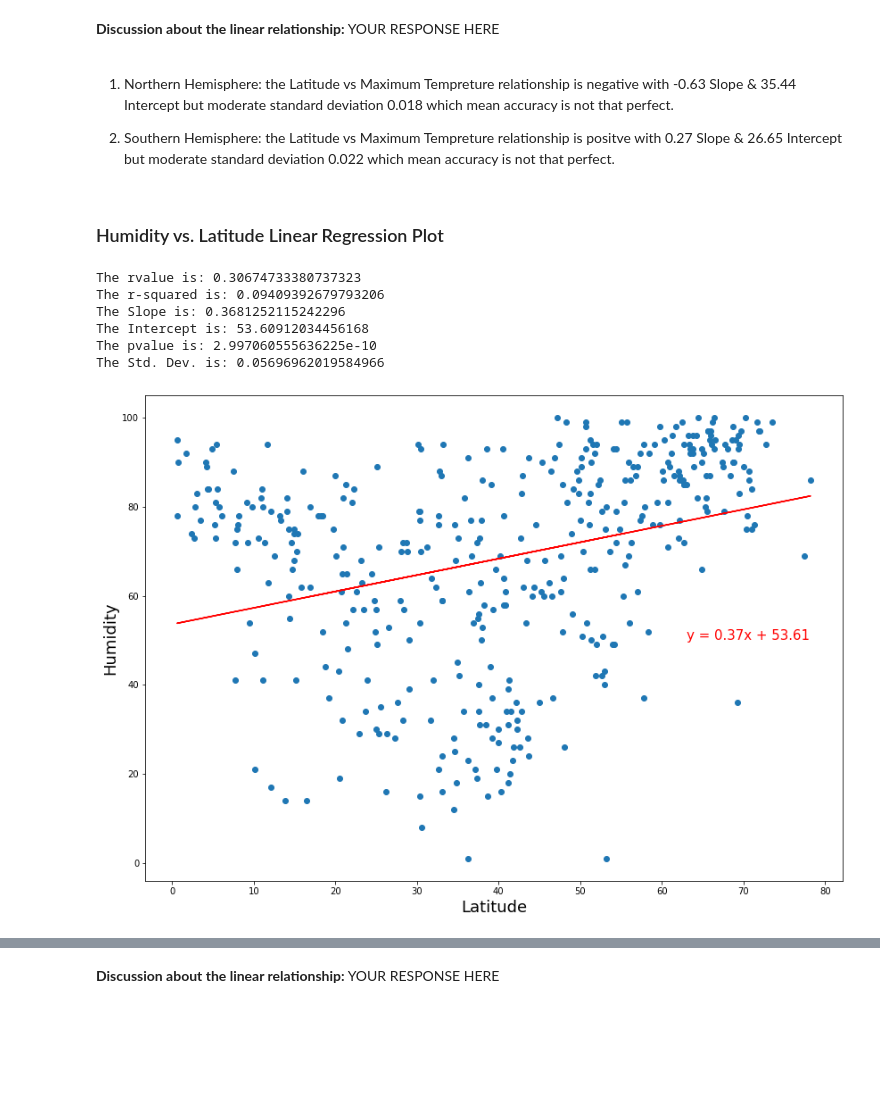
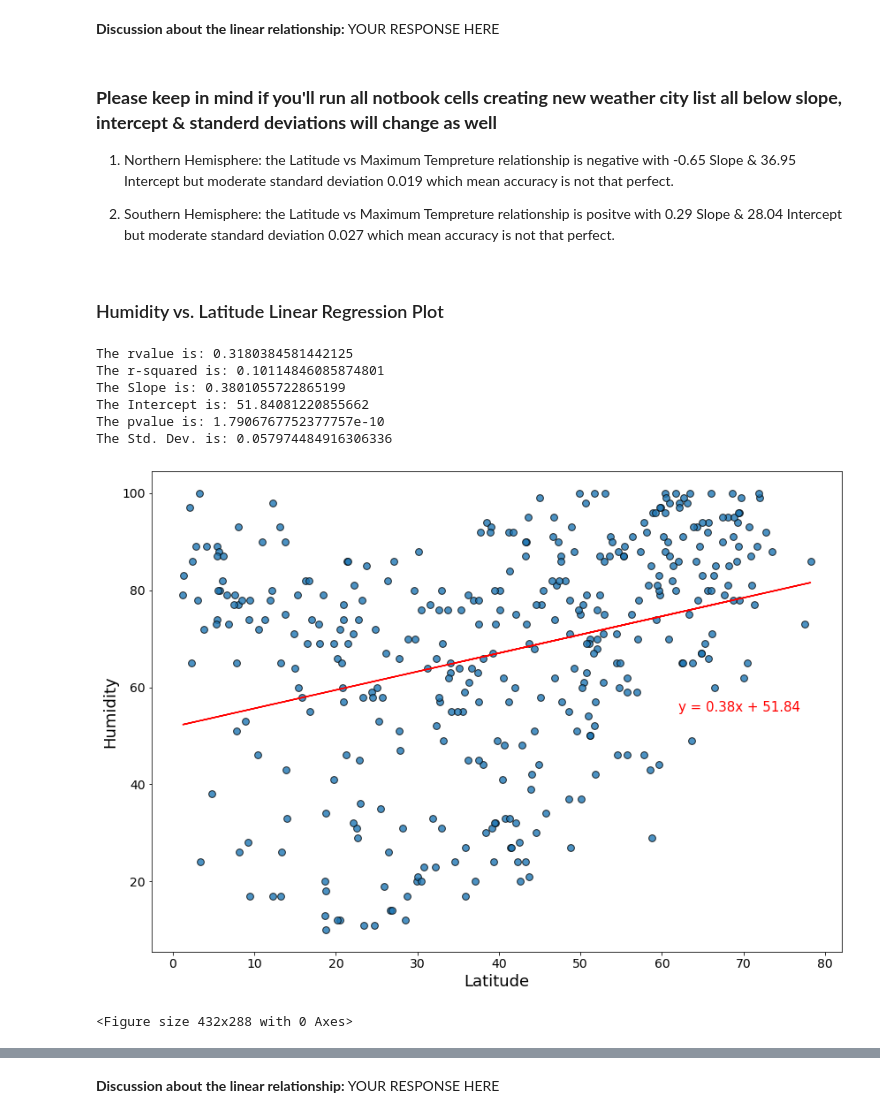
Before and after one commit to hanydief/python-api-challenge, a Jupyter notebook: WeatherPy/WeatherPy.ipynb, the cells around one changed output, grey strips where cells are left out. Cells and saved outputs as stored; diff of their text form; code cells hidden in the pictures; blank space fills up the shorter version.

```diff
--- a/WeatherPy/WeatherPy.ipynb
+++ b/WeatherPy/WeatherPy.ipynb
@@ -292,9 +299,10 @@ plt.show()
 # Define a function to create Linear Regression plots
 def lnr_fn(x_values, y_values,x_ann,y_ann):
     plt.figure(figsize=(14,10))
-    plt.scatter(x_values,y_values)
+    plt.scatter(x_values,y_values,edgecolor="black",alpha=0.80,s=60)
     plt.xlabel(xlabel,size=18)
     plt.ylabel(ylabel,size=18)
+    plt.tick_params(axis='both', which='major', labelsize=14)
 
     (slope, intercept, rvalue, pvalue, stderr) = linregress(x_values, y_values)
     regress_values = x_values * slope + intercept
@@ -377,26 +391,31 @@ The Std. Dev. is: 0.0216940355107866
 # %% [markdown]
 **Discussion about the linear relationship:** YOUR RESPONSE HERE
 # %% [markdown]
-1) Northern Hemisphere: the Latitude vs Maximum Tempreture relationship is negative with -0.63 Slope & 35.44 Intercept but moderate standard deviation 0.018 which mean accuracy is not that perfect.
+### **Please keep in mind if you'll run all notbook cells creating new weather city list all below slope, intercept & standerd deviations will change as well**
 
-2) Southern Hemisphere: the Latitude vs Maximum Tempreture relationship is positve with 0.27 Slope & 26.65 Intercept but moderate standard deviation 0.022 which mean accuracy is not that perfect.
+1) Northern Hemisphere: the Latitude vs Maximum Tempreture relationship is negative with -0.65 Slope & 36.95 Intercept but moderate standard deviation 0.019 which mean accuracy is not that perfect.
+
+2) Southern Hemisphere: the Latitude vs Maximum Tempreture relationship is positve with 0.29 Slope & 28.04 Intercept but moderate standard deviation 0.027 which mean accuracy is not that perfect.
 # %% [markdown]
 ### Humidity vs. Latitude Linear Regression Plot
 # %%
 # Northern Hemisphere
 x_values= northern_hemi_df["Lat"]
 y_values= northern_hemi_df["Humidity"]
 xlabel='Latitude'
 ylabel='Humidity'
-lnr_fn(x_values, y_values,63,50)
+lnr_fn(x_values, y_values,62,55)
+# Save the figure
+plt.savefig("output_data/Fig7.png")
 # %% [output]
-The rvalue is: 0.30674733380737323
-The r-squared is: 0.09409392679793206
-The Slope is: 0.3681252115242296
-The Intercept is: 53.60912034456168
-The pvalue is: 2.997060555636225e-10
-The Std. Dev. is: 0.05696962019584966
+The rvalue is: 0.3180384581442125
+The r-squared is: 0.10114846085874801
+The Slope is: 0.3801055722865199
+The Intercept is: 51.84081220855662
+The pvalue is: 1.7906767752377757e-10
+The Std. Dev. is: 0.057974484916306336
-[figure, old version]
+[figure, new version]
+<Figure size 432x288 with 0 Axes>
 # %%
 # Southern Hemisphere
 x_values= southern_hemi_df["Lat"]
```
Also changed, not shown: parts of 21 cells of this notebook, 14 other files.
